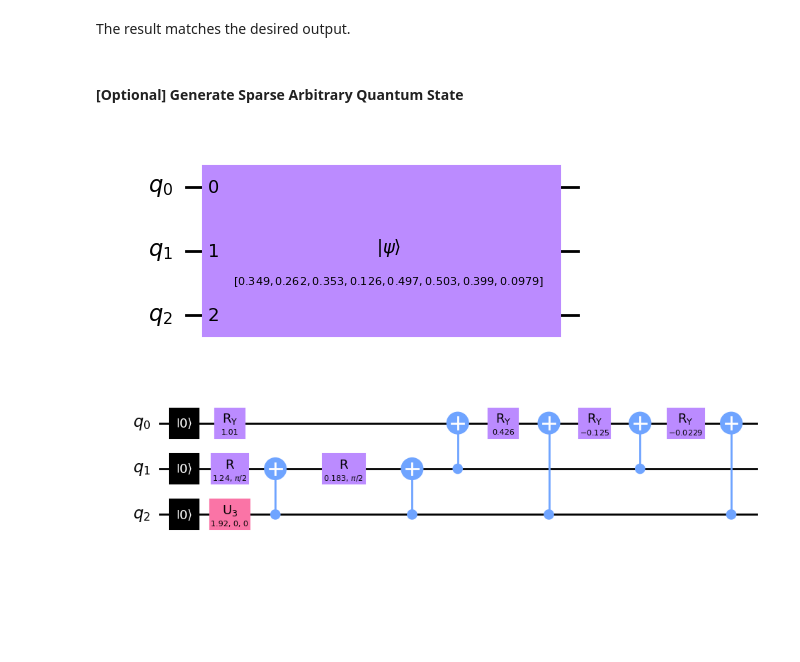
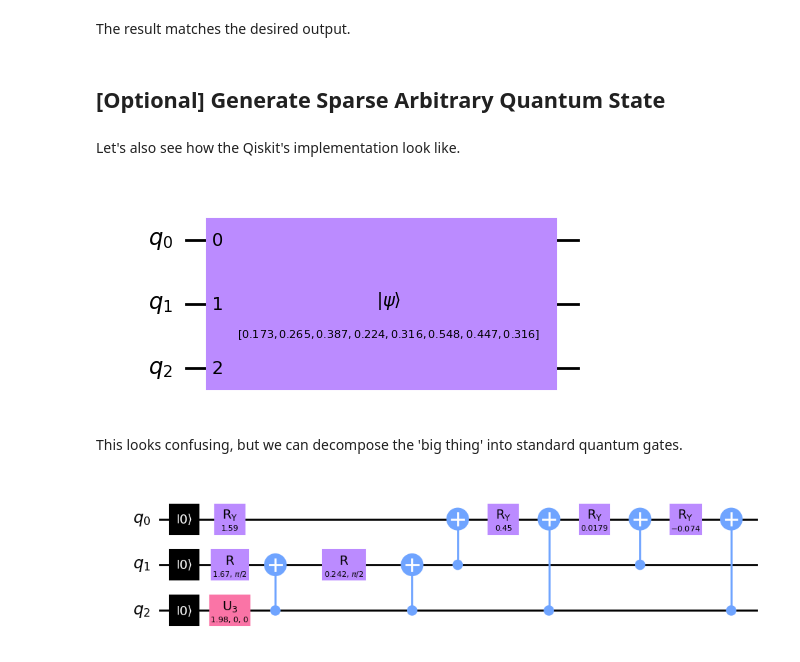
Before and after one commit to guikaiwen/qubit_efficient_QSP, a Jupyter notebook: QSP_Method_Call_Demo .ipynb, the cells around one changed output. Saved outputs shown, nothing was run; the diff lists cells and outputs as text; code cells hidden in the pictures; blank space fills up the shorter version.

```diff
--- a/QSP_Method_Call_Demo .ipynb
+++ b/QSP_Method_Call_Demo .ipynb
@@ -25,5 +24,3 @@ from helper_functions import *
 # %%
-my_amplitude_vec = [0.1, 0.2, 0.3, 0.4, 0.5, 0.6, 0.7, 0.8]
-normalized_vec = my_amplitude_vec / np.linalg.norm(my_amplitude_vec)
-initialized_circ = qsp_qubit_eff(normalized_vec)
-print(initialized_circ)
+my_amplitude_vec = [np.sqrt(0.03), np.sqrt(0.07), np.sqrt(0.15), np.sqrt(0.05),
+                    np.sqrt(0.1), np.sqrt(0.3), np.sqrt(0.2), np.sqrt(0.1)]
@@ -262,7 +232,9 @@ This program uses OpenQASM language features that may not be supported on QPUs o
 # %% [markdown]
 The result matches the desired output.
 # %% [markdown]
-#### [Optional] Generate Sparse Arbitrary Quantum State
+## [Optional] Generate Sparse Arbitrary Quantum State
+# %% [markdown]
+Let's also see how the Qiskit's implementation look like.
 # %%
 # Import Qiskit libraries
 from qiskit import QuantumCircuit
@@ -272,10 +244,12 @@ from qiskit import transpile
 qiskit_backend = BasicAer.get_backend('statevector_simulator')
 # %%
 qc = QuantumCircuit(n)
-qc.initialize(normalized_real_array, range(n))
+qc.initialize(my_amplitude_vec, range(n))
 qc.draw(output='mpl')
 # %% [output]
-[figure, old version]
+[figure, new version]
+# %% [markdown]
+This looks confusing, but we can decompose the 'big thing' into standard quantum gates.
 # %%
 qc.decompose().decompose().decompose().decompose().decompose().decompose().draw(output='mpl')
 # %% [output]
```
Also changed, not shown: parts of 23 cells of this notebook, 2 other files.
